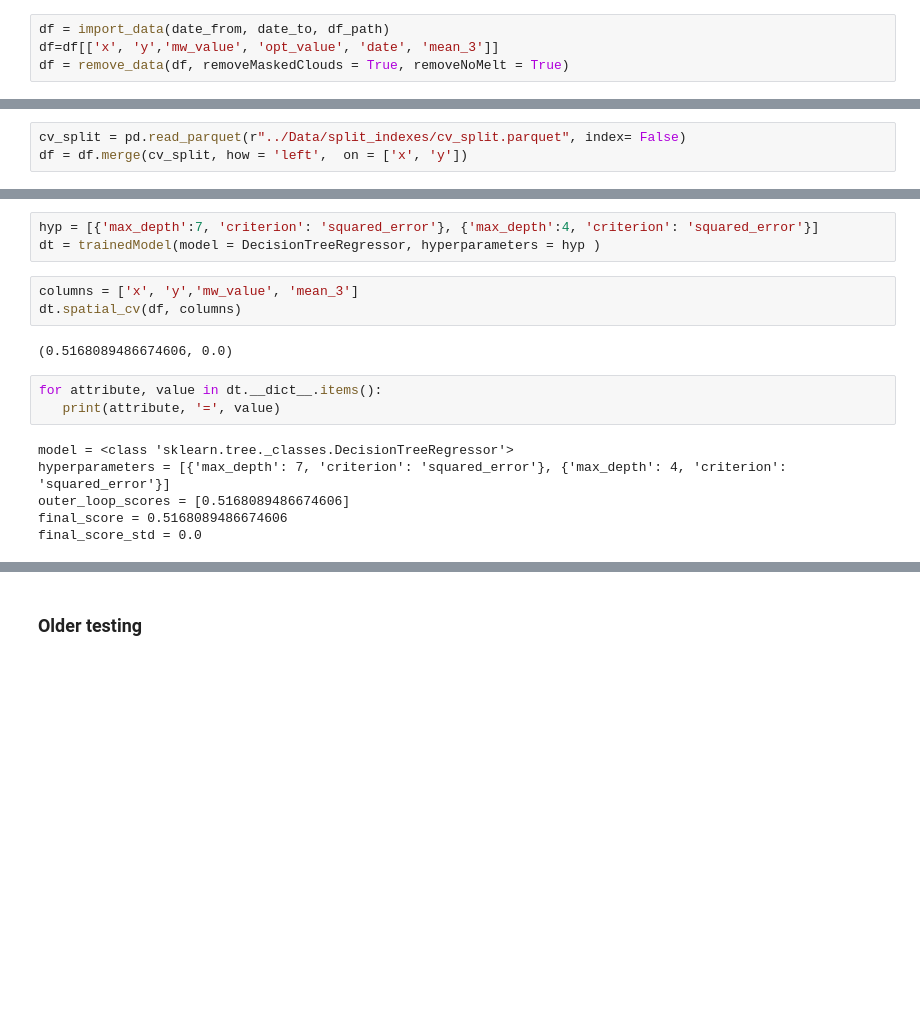
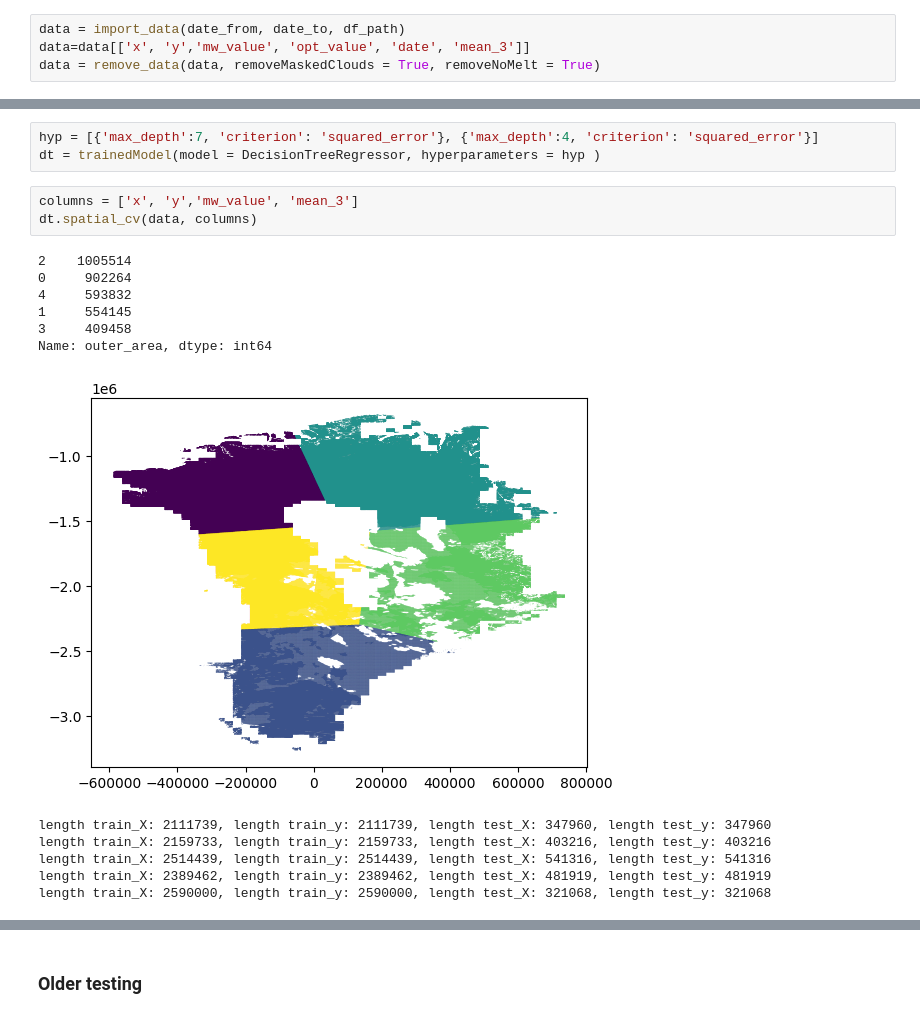
Before and after one commit to linaskerath/RP_Greenland, a Jupyter notebook: Scripts/functions_testing.ipynb, the cells around one changed output, grey strips where cells are left out. Saved outputs shown, nothing was run; the diff lists cells and outputs as text; blank space fills up the shorter version.

```diff
--- a/Scripts/functions_testing.ipynb
+++ b/Scripts/functions_testing.ipynb
@@ -336,6 +285,6 @@ df_path = r"../Data/combined/dataframe_extended/"
 date_from = '2019-07-01'
 date_to = '2019-07-04'
 # %%
-df = import_data(date_from, date_to, df_path)
-df=df[['x', 'y','mw_value', 'opt_value', 'date', 'mean_3']]
-df = remove_data(df, removeMaskedClouds = True, removeNoMelt = True)
+data = import_data(date_from, date_to, df_path)
+data=data[['x', 'y','mw_value', 'opt_value', 'date', 'mean_3']]
+data = remove_data(data, removeMaskedClouds = True, removeNoMelt = True)
@@ -344,3 +290,0 @@ df = remove_data(df, removeMaskedClouds = True, removeNoMelt = True)
-# %%
-cv_split = pd.read_parquet(r"../Data/split_indexes/cv_split.parquet", index= False)
-df = df.merge(cv_split, how = 'left',  on = ['x', 'y'])
@@ -504,15 +422,17 @@ hyp = [{'max_depth':7, 'criterion': 'squared_error'}, {'max_depth':4, 'criterion
 dt = trainedModel(model = DecisionTreeRegressor, hyperparameters = hyp )
 # %%
 columns = ['x', 'y','mw_value', 'mean_3']
-dt.spatial_cv(df, columns)
+dt.spatial_cv(data, columns)
 # %% [output]
-(0.5168089486674606, 0.0)
+2    1005514
+0     902264
+4     593832
+1     554145
+3     409458
+Name: outer_area, dtype: int64
+[figure, added]
+length train_X: 2111739, length train_y: 2111739, length test_X: 347960, length test_y: 347960
+length train_X: 2159733, length train_y: 2159733, length test_X: 403216, length test_y: 403216
+length train_X: 2514439, length train_y: 2514439, length test_X: 541316, length test_y: 541316
+length train_X: 2389462, length train_y: 2389462, length test_X: 481919, length test_y: 481919
+length train_X: 2590000, length train_y: 2590000, length test_X: 321068, length test_y: 321068
-# %%
-for attribute, value in dt.__dict__.items():
-   print(attribute, '=', value)
-# %% [output]
-model = <class 'sklearn.tree._classes.DecisionTreeRegressor'>
-hyperparameters = [{'max_depth': 7, 'criterion': 'squared_error'}, {'max_depth': 4, 'criterion': 'squared_error'}]
-outer_loop_scores = [0.5168089486674606]
-final_score = 0.5168089486674606
-final_score_std = 0.0
```
Also changed, not shown: parts of 28 cells of this notebook, 1 other file.
